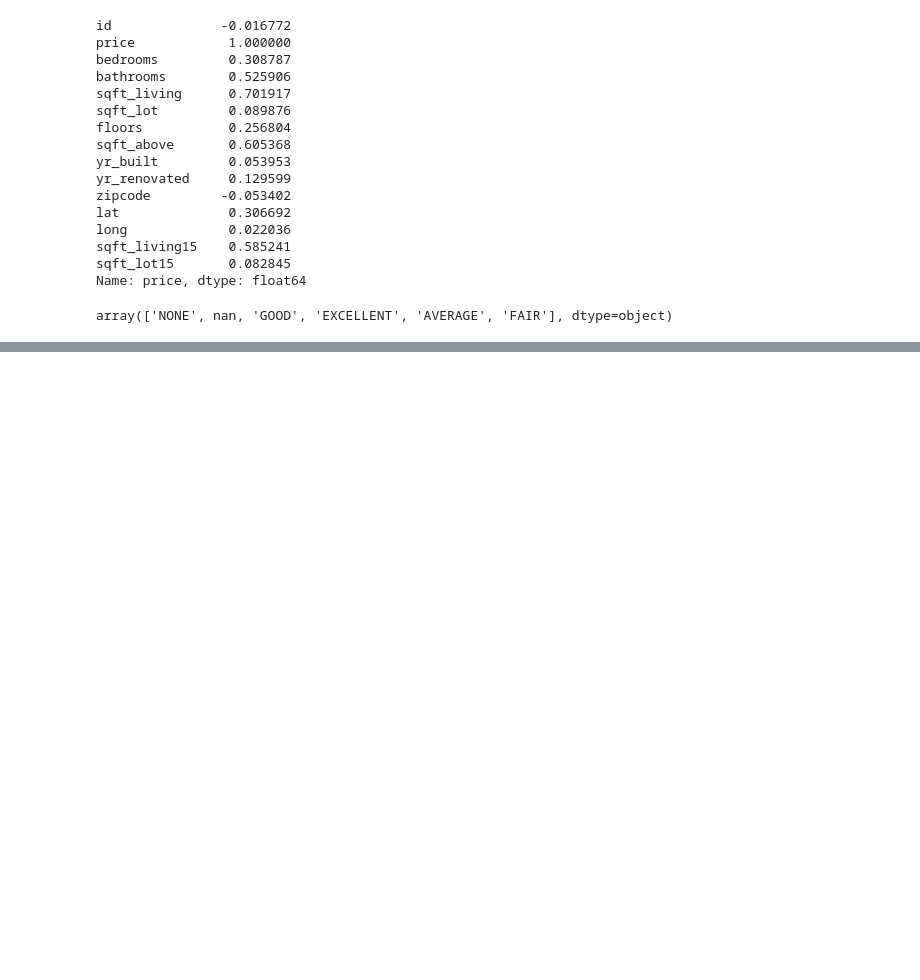
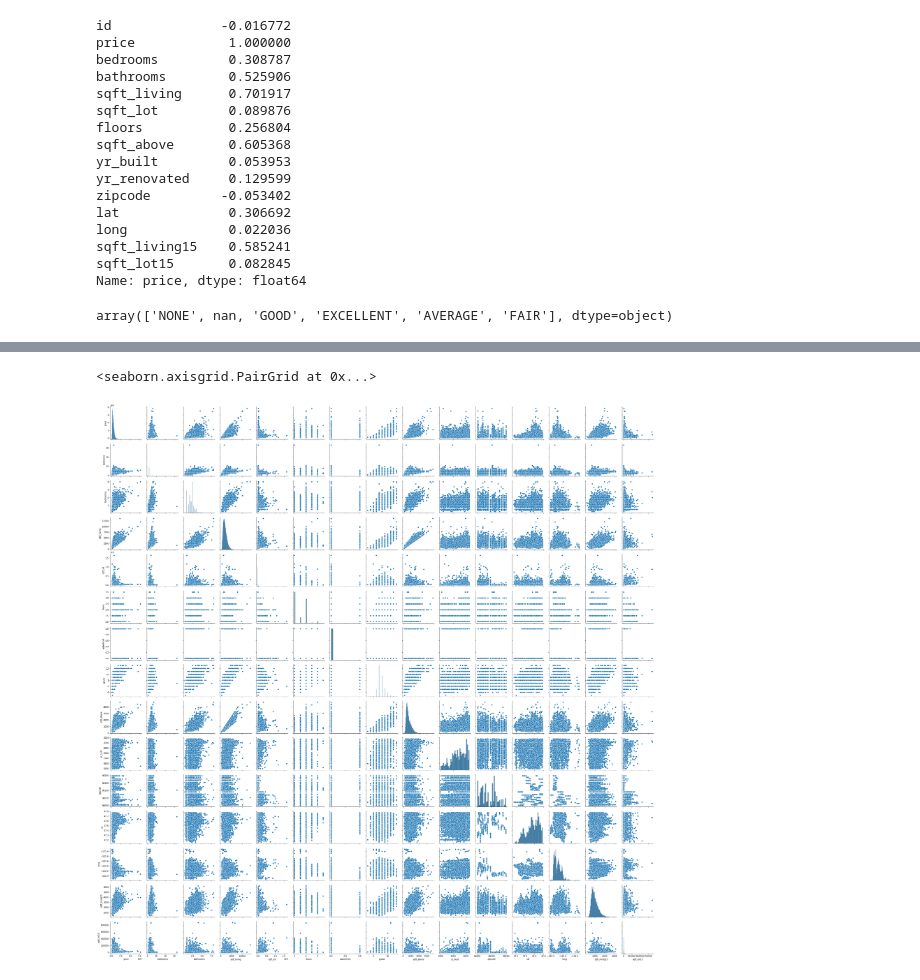
Before and after one commit to aliceagrawal/King-County-House-Sales, a Jupyter notebook: Marshalls Notebook.ipynb, the cells around one changed output, grey strips where cells are left out. Drawn from its saved outputs; the diff is of its cells as text; code cells hidden in the pictures; blank space fills up the shorter version.

```diff
--- a/Marshalls Notebook.ipynb
+++ b/Marshalls Notebook.ipynb
@@ -149,0 +125,5 @@ df[['sqft_living','sqft_above','sqft_basement']]
+# %%
+sns.pairplot(house)
+# %% [output]
+<seaborn.axisgrid.PairGrid at 0x...>
+[figure, added]
```
Also changed, not shown: parts of 18 cells of this notebook, 2 other files.
